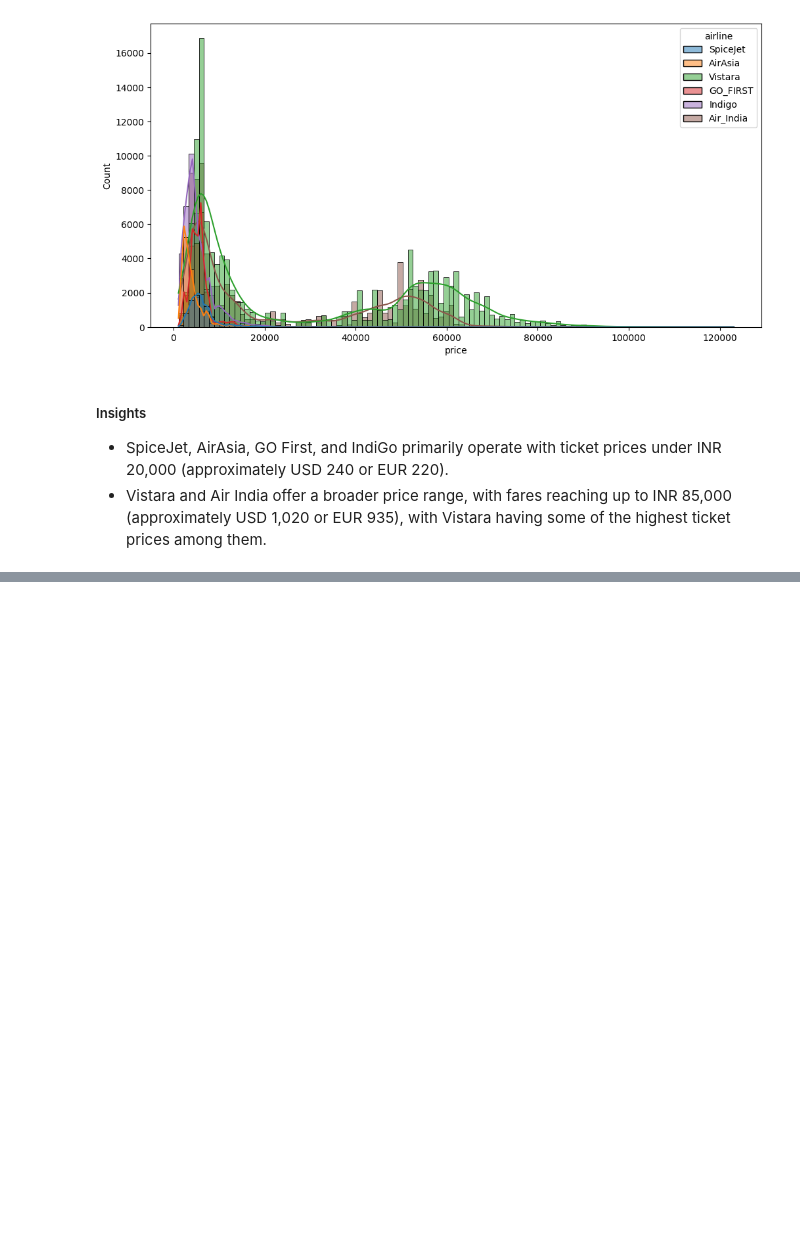
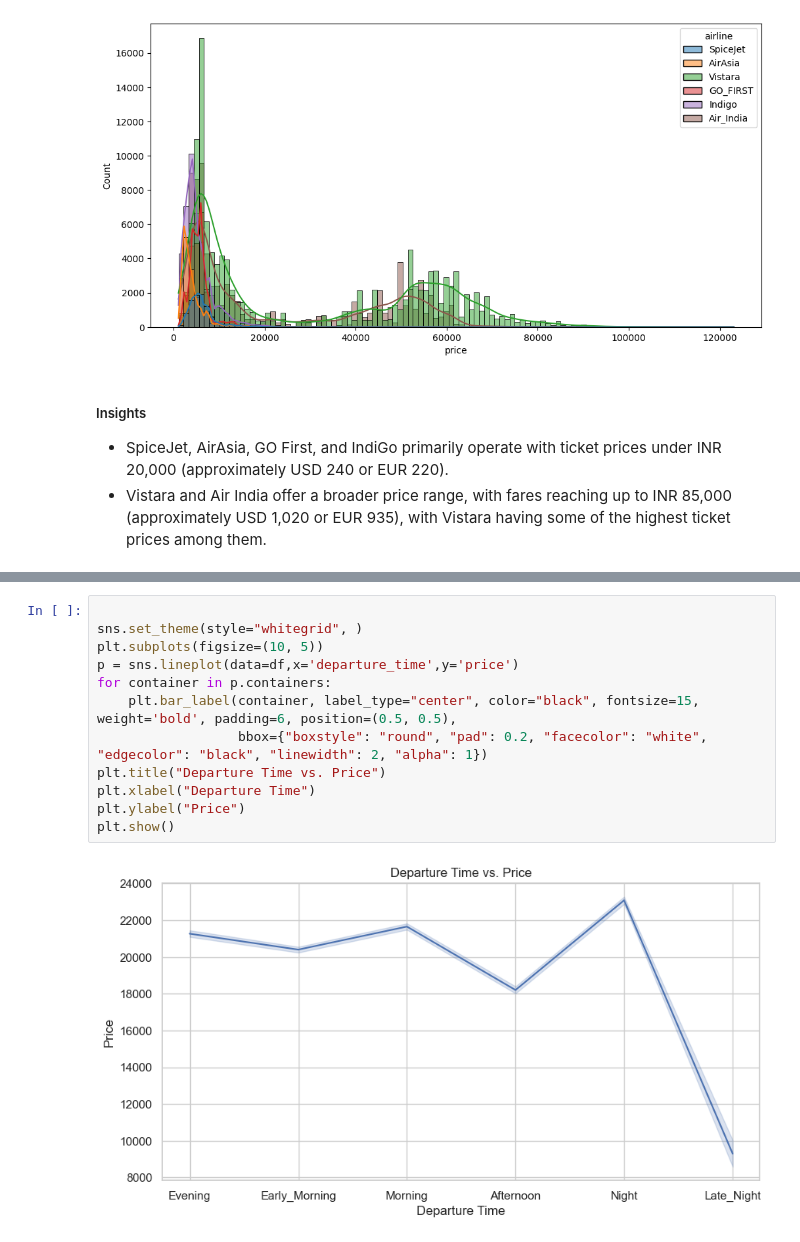
Before and after one commit to Prathamesh3100/Airline_Prices_Analysis_-_Prediction, a Jupyter notebook: notebook/EDA Airline Prices.ipynb, the cells around one changed output, grey strips where cells are left out. Cells and saved outputs as stored; diff of their text form; blank space fills up the shorter version.

```diff
--- a/notebook/EDA Airline Prices.ipynb
+++ b/notebook/EDA Airline Prices.ipynb
@@ -411,0 +388,14 @@ plt.show()
+# %%
+
+sns.set_theme(style="whitegrid", )
+plt.subplots(figsize=(10, 5))
+p = sns.lineplot(data=df,x='departure_time',y='price')
+for container in p.containers:
+    plt.bar_label(container, label_type="center", color="black", fontsize=15, weight='bold', padding=6, position=(0.5, 0.5),
+                  bbox={"boxstyle": "round", "pad": 0.2, "facecolor": "white", "edgecolor": "black", "linewidth": 2, "alpha": 1})
+plt.title("Departure Time vs. Price")
+plt.xlabel("Departure Time")
+plt.ylabel("Price")
+plt.show()
+# %% [output]
+[figure, added]
```
Also changed, not shown: parts of 16 cells of this notebook, 7 other files.
